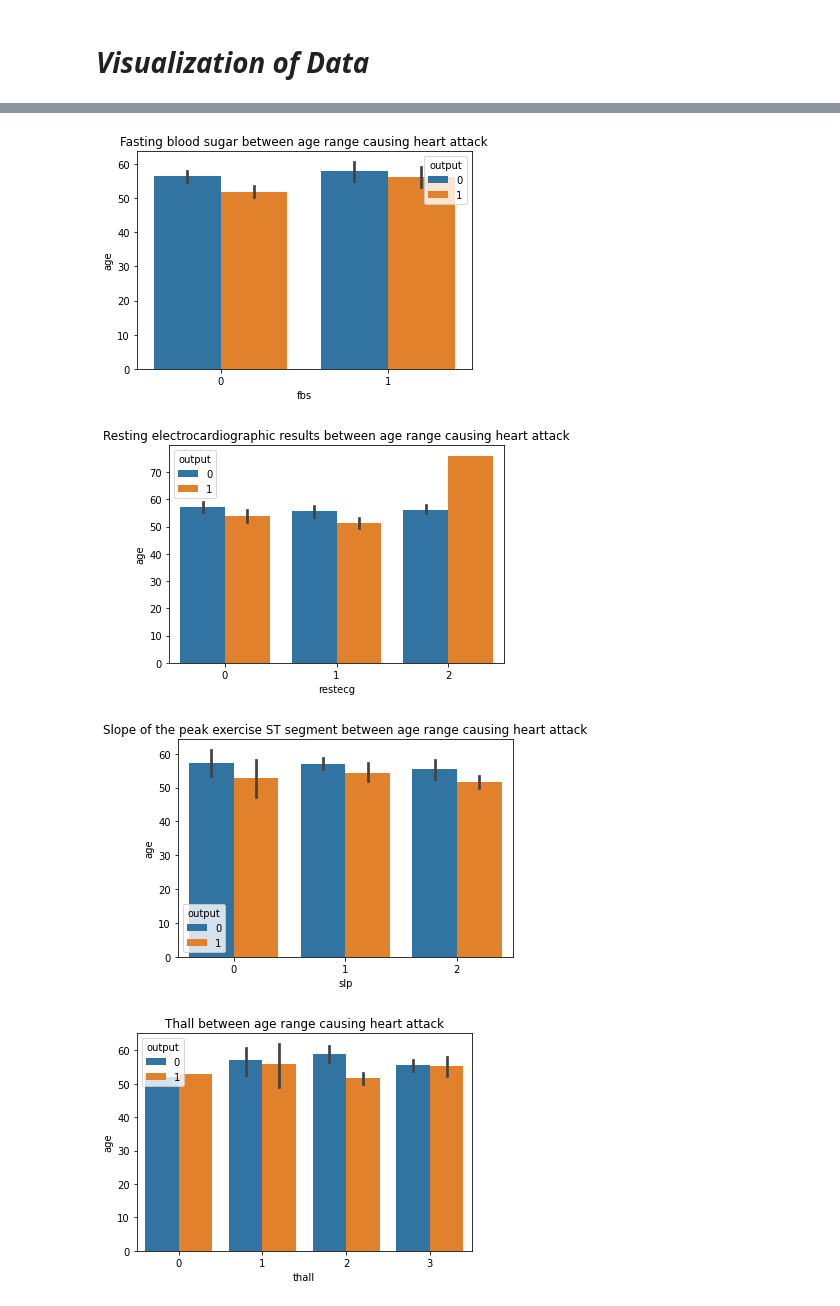
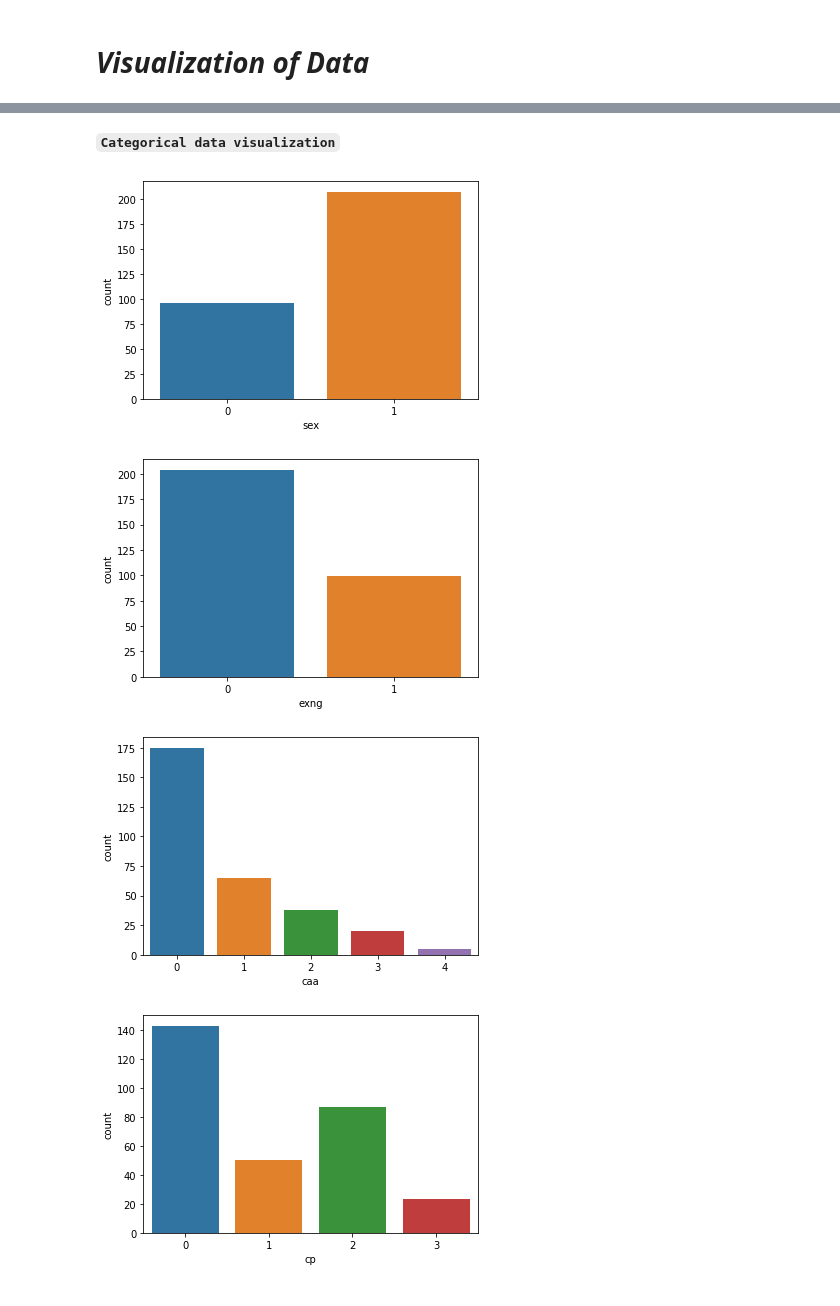
Before and after one commit to NiroginiJanstin/ML_Assignment2_IT18412994_IT18218336_IT18216592, a Jupyter notebook: Heart_Attack_Prediction_SVM_Model.ipynb, the cells around one changed output, grey strips where cells are left out. Cells and saved outputs as stored; diff of their text form; code cells hidden in the pictures.

```diff
--- a/Heart_Attack_Prediction_SVM_Model.ipynb
+++ b/Heart_Attack_Prediction_SVM_Model.ipynb
@@ -102,24 +78,31 @@ plt.show()
-# %%
-sb.barplot(x='fbs',y='age', hue='output', data=data)
-plt.title("Fasting blood sugar between age range causing heart attack")
-plt.show()
-# %% [output]
-[figure, removed]
-# %%
-sb.barplot(x='restecg',y='age', hue='output', data=data)
-plt.title("Resting electrocardiographic results between age range causing heart attack")
-plt.show()
-# %% [output]
-[figure, removed]
-# %%
-sb.barplot(x='slp',y='age', hue='output', data=data)
-plt.title("Slope of the peak exercise ST segment between age range causing heart attack")
-plt.show()
-# %% [output]
-[figure, removed]
-# %%
-sb.barplot(x='thall',y='age', hue='output', data=data)
-plt.title("Thall between age range causing heart attack")
-plt.show()
-# %% [output]
-[figure, removed]
+# %% [markdown]
+**`Categorical data visualization`**
+# %%
+sb.countplot(x='sex',data=data)
+plt.show()
+
+sb.countplot(x='exng',data=data)
+plt.show()
+
+sb.countplot(x='caa',data=data)
+plt.show()
+
+sb.countplot(x='cp',data=data)
+plt.show()
+
+sb.countplot(x='fbs',data=data)
+plt.show()
+
+sb.countplot(x='restecg',data=data)
+plt.show()
+
+sb.countplot(x='slp',data=data)
+plt.show()
+
+sb.countplot(x='thall',data=data)
+plt.show()
+# %% [output]
+[figure, added]
+[figure, added]
+[figure, added]
+[figure, added]
```
Also changed, not shown: parts of 12 cells of this notebook.
